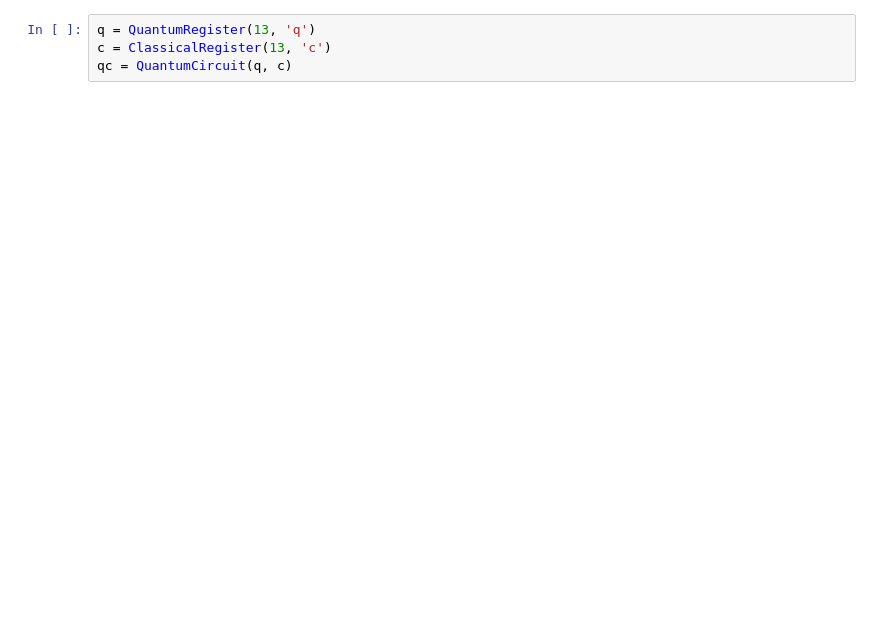
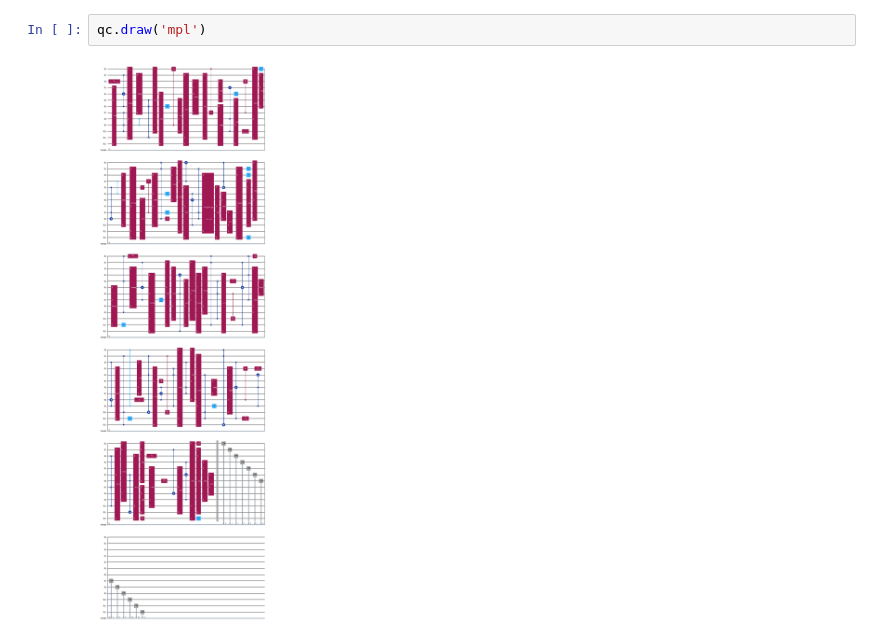
Before and after one commit to qafny/qsym, a Jupyter notebook: benchmarks/random13.ipynb, the cells around one changed output. Drawn from its saved outputs; the diff is of its cells as text; blank space fills up the shorter version.

```diff
--- a/benchmarks/random13.ipynb
+++ b/benchmarks/random13.ipynb
@@ -109,4 +8,4 @@ def iswap():
-# %%
-q = QuantumRegister(13, 'q')
-c = ClassicalRegister(13, 'c')
-qc = QuantumCircuit(q, c)
+# %%
+qc.draw('mpl')
+# %% [output]
+[figure, added]
```
Also changed, not shown: parts of 6 cells of this notebook, 1 other file.
